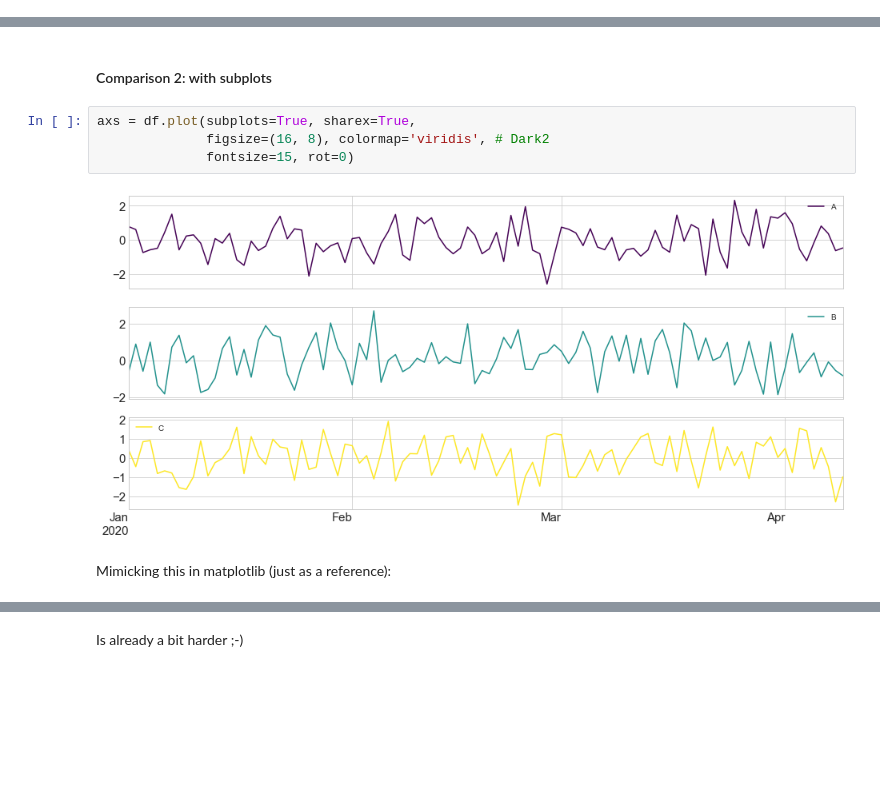
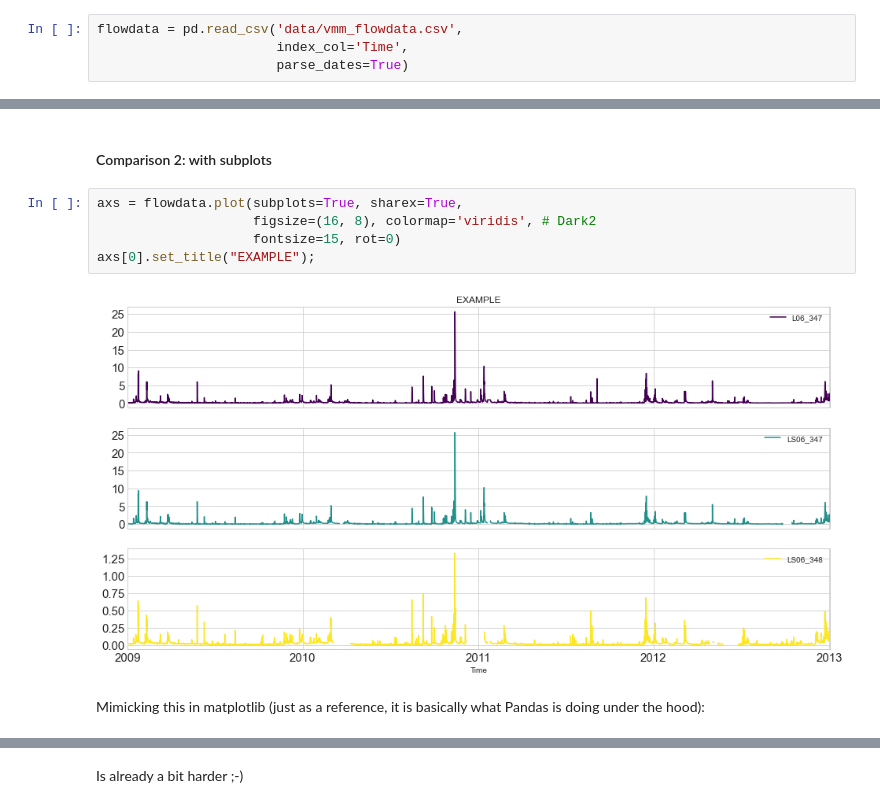
Before and after one commit to jorisvandenbossche/course-python-geospatial, a Jupyter notebook: notebooks/visualization-01-matplotlib.ipynb, the cells around one changed output, grey strips where cells are left out. Cells and saved outputs as stored; diff of their text form; blank space fills up the shorter version.

Commit message:
Update matplotlib and cartopy notebook (#7)
Co-authored-by: stijnvanhoey <stijnvanhoey@gmail.com>

```diff
--- a/notebooks/visualization-01-matplotlib.ipynb
+++ b/notebooks/visualization-01-matplotlib.ipynb
@@ -219,0 +227,4 @@ df = pd.DataFrame(np.random.randn(100, 3), columns=["A", "B", "C"], index=pd.dat
+# %%
+flowdata = pd.read_csv('data/vmm_flowdata.csv',
+                       index_col='Time',
+                       parse_dates=True)
@@ -240,13 +263,14 @@ is still ok!
 # %% [markdown]
 #### Comparison 2: with subplots
 # %%
-axs = df.plot(subplots=True, sharex=True,
-              figsize=(16, 8), colormap='viridis', # Dark2
-              fontsize=15, rot=0)
+axs = flowdata.plot(subplots=True, sharex=True,
+                    figsize=(16, 8), colormap='viridis', # Dark2
+                    fontsize=15, rot=0)
+axs[0].set_title("EXAMPLE");
 # %% [output]
-[figure, old version]
+[figure, new version]
 # %% [markdown]
-Mimicking this in matplotlib (just as a reference):
+Mimicking this in matplotlib (just as a reference, it is basically what Pandas is doing under the hood):
 # %%
 from matplotlib import cm
 import matplotlib.dates as mdates
```
Also changed, not shown: parts of 30 cells of this notebook, 5 other files.
